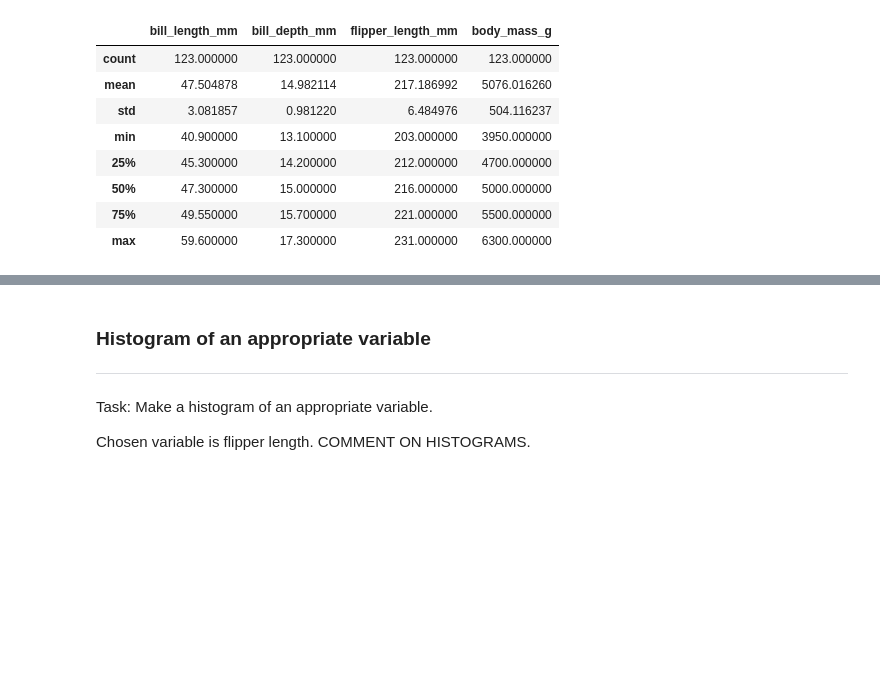
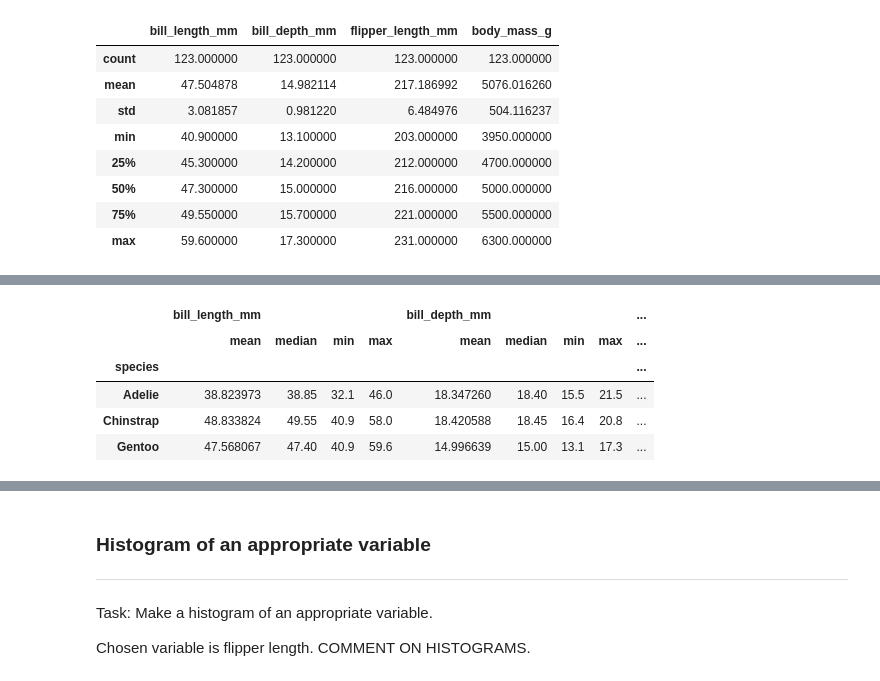
Before and after one commit to IreneKilgannon/DataAnalytics, a Jupyter notebook: penguins.ipynb, the cells around one changed output, grey strips where cells are left out. Cells and saved outputs as stored; diff of their text form; code cells hidden in the pictures; blank space fills up the shorter version.

```diff
--- a/penguins.ipynb
+++ b/penguins.ipynb
@@ -400,0 +330,9 @@ gentoo.describe()
+# %%
+df.groupby('species')[['bill_length_mm', 'bill_depth_mm', 'flipper_length_mm' , 'body_mass_g']].agg([np.mean, np.median, min, max])
+# %% [output]
+|  | bill_length_mm |  |  |  | bill_depth_mm |  |  |  | ... |
+|  | mean | median | min | max | mean | median | min | max | ... |
+| species |  |  |  |  |  |  |  |  | ... |
+| Adelie | 38.823973 | 38.85 | 32.1 | 46.0 | 18.347260 | 18.40 | 15.5 | 21.5 | ... |
+| Chinstrap | 48.833824 | 49.55 | 40.9 | 58.0 | 18.420588 | 18.45 | 16.4 | 20.8 | ... |
+| Gentoo | 47.568067 | 47.40 | 40.9 | 59.6 | 14.996639 | 15.00 | 13.1 | 17.3 | ... |
```
Also changed, not shown: parts of 65 cells of this notebook.
